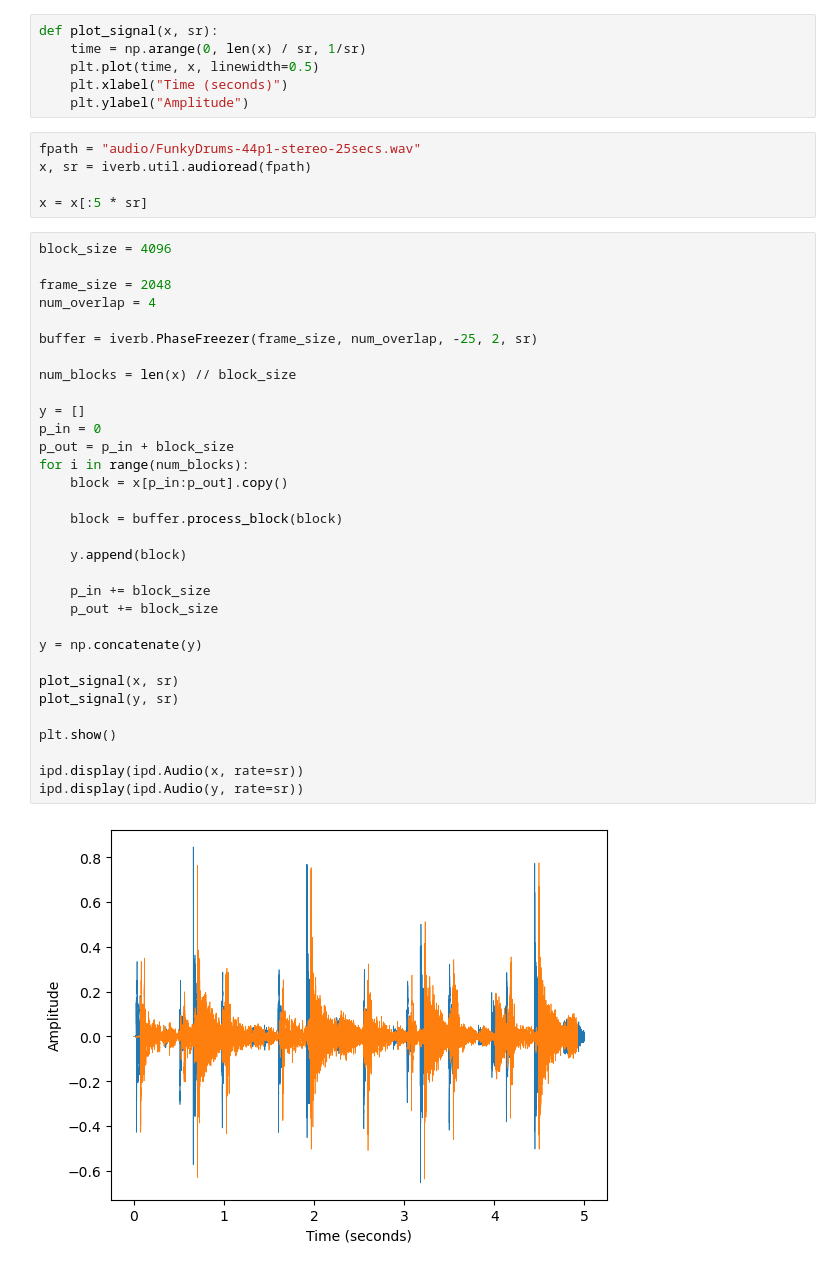
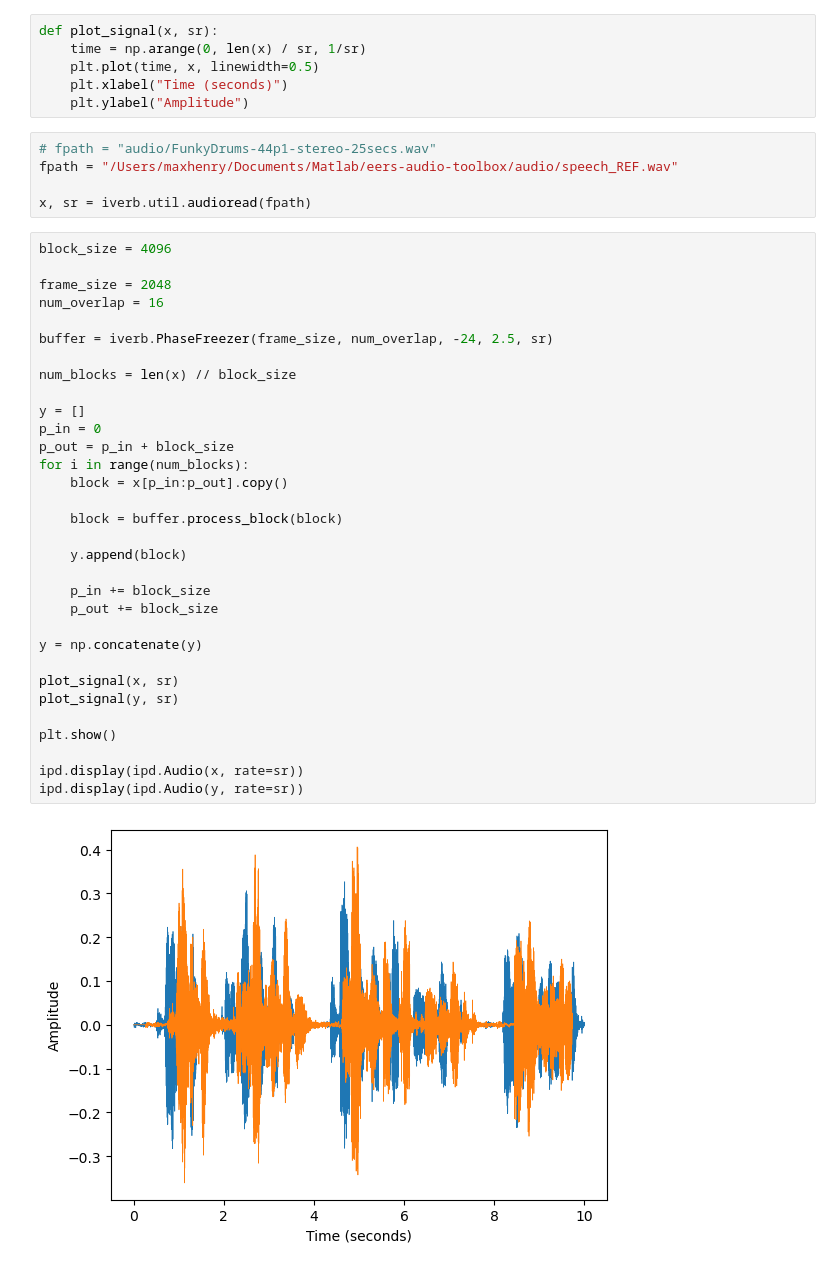
Before and after one commit to maxsolomonhenry/infinite-reverb, a Jupyter notebook: main.ipynb, the cells around one changed output. Saved outputs shown, nothing was run; the diff lists cells and outputs as text.

```diff
--- a/main.ipynb
+++ b/main.ipynb
@@ -16,43 +16,43 @@ def plot_signal(x, sr):
     plt.xlabel("Time (seconds)")
     plt.ylabel("Amplitude")
 # %%
-fpath = "audio/FunkyDrums-44p1-stereo-25secs.wav"
+# fpath = "audio/FunkyDrums-44p1-stereo-25secs.wav"
+fpath = "/Users/maxhenry/Documents/Matlab/eers-audio-toolbox/audio/speech_REF.wav"
+
 x, sr = iverb.util.audioread(fpath)
-
-x = x[:5 * sr]
 # %%
 block_size = 4096
 
 frame_size = 2048
-num_overlap = 4
+num_overlap = 16
 
-buffer = iverb.PhaseFreezer(frame_size, num_overlap, -25, 2, sr)
+buffer = iverb.PhaseFreezer(frame_size, num_overlap, -24, 2.5, sr)
 
 num_blocks = len(x) // block_size
 
 y = []
 p_in = 0
 p_out = p_in + block_size
 for i in range(num_blocks):
     block = x[p_in:p_out].copy()
 
     block = buffer.process_block(block)
 
     y.append(block)
 
     p_in += block_size
     p_out += block_size
 
 y = np.concatenate(y)
 
 plot_signal(x, sr)
 plot_signal(y, sr)
 
 plt.show()
 
 ipd.display(ipd.Audio(x, rate=sr))
 ipd.display(ipd.Audio(y, rate=sr))
 # %% [output]
-[figure, old version]
+[figure, new version]
 [interactive output not drawn]
 [interactive output not drawn]
```
Also changed, not shown: 2 other files.
